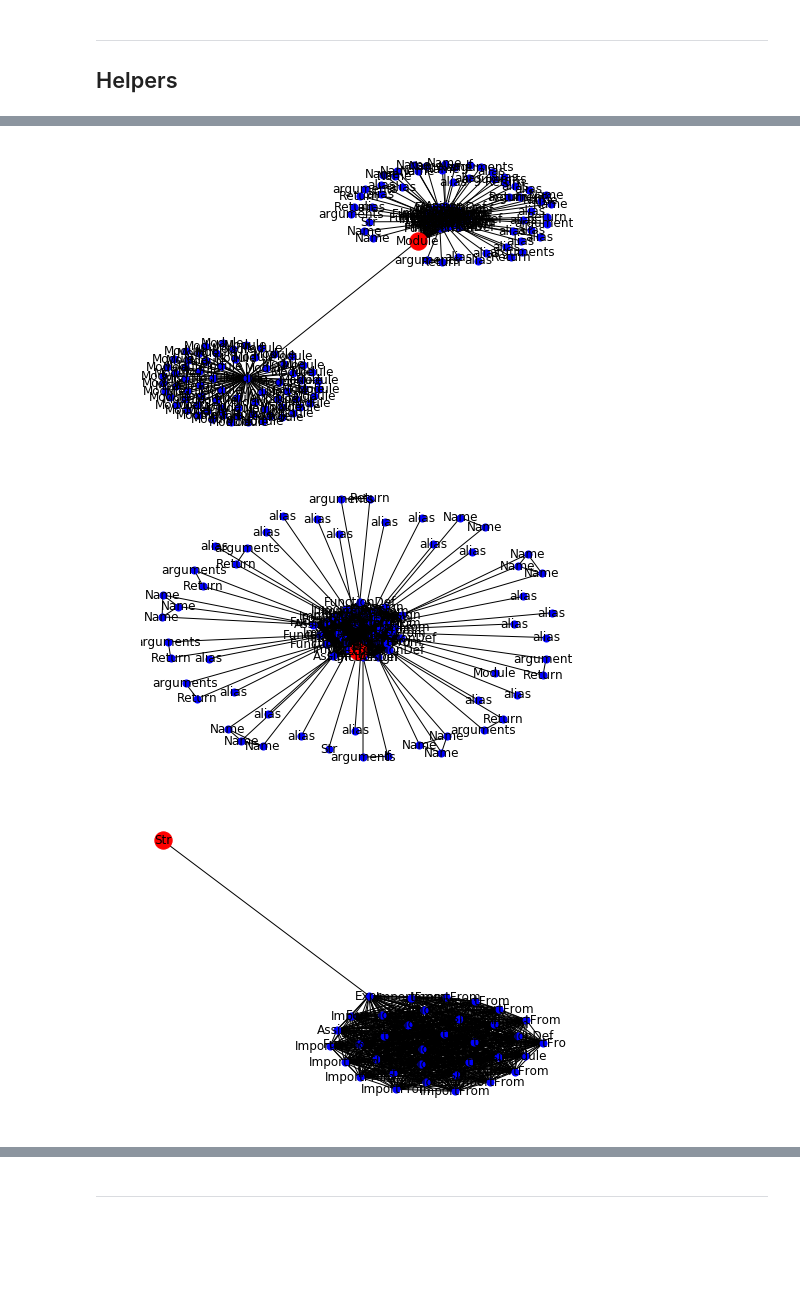
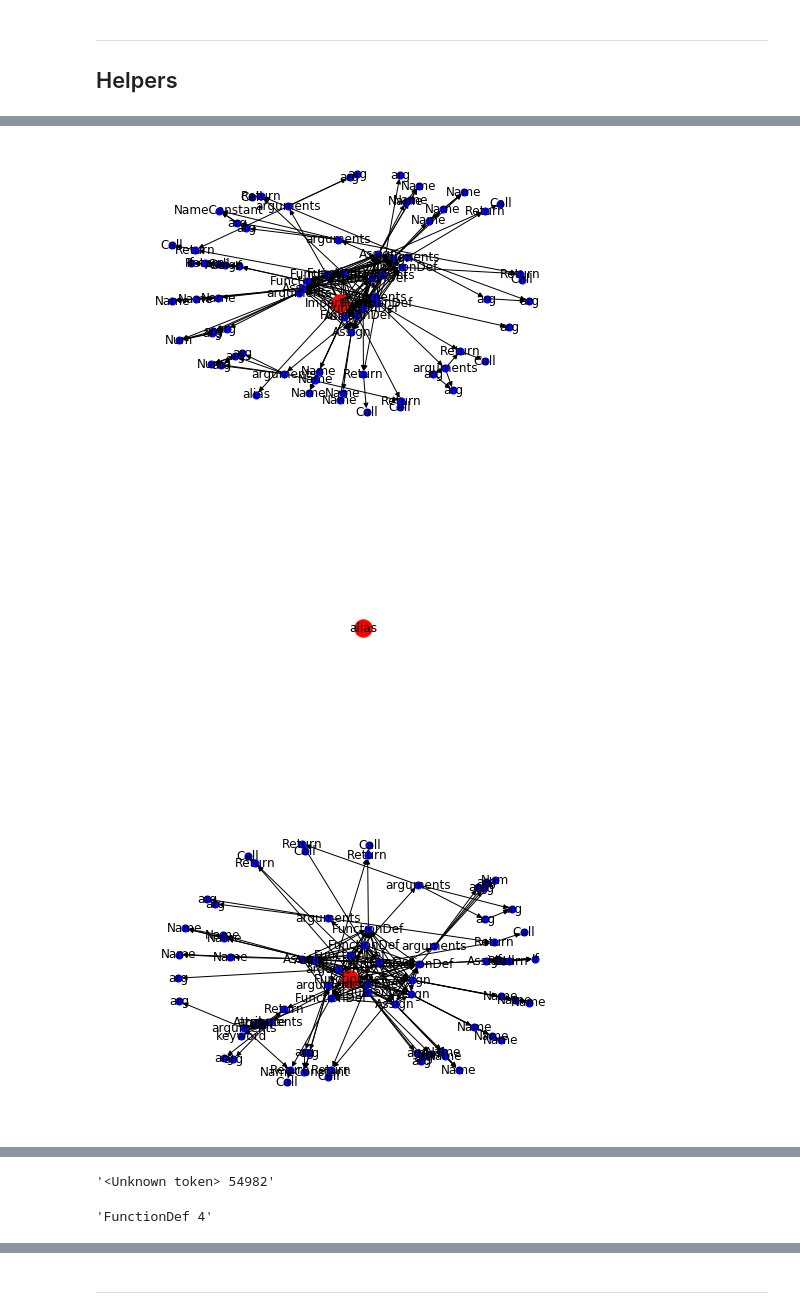
Before and after one commit to dtsbourg/codegraph-fmt, a Jupyter notebook: Inspector.ipynb, the cells around one changed output, grey strips where cells are left out. Saved outputs shown, nothing was run; the diff lists cells and outputs as text; code cells hidden in the pictures; blank space fills up the shorter version.

```diff
--- a/Inspector.ipynb
+++ b/Inspector.ipynb
@@ -182,6 +200,5 @@ inspect_node_recursive(0, G=G, feats=feats)
 # %%
 def draw_egonet(node_id=1009, radius=2):
-    node_and_degree = G.degree()
     hub_ego = nx.ego_graph(G, node_id, radius=radius)
     # Draw graph
     pos = nx.spring_layout(hub_ego)
@@ -198,9 +215,9 @@ def draw_egonet(node_id=1009, radius=2):
     return neighbours
 # %%
 # Example usage
-for i in range(10):
-    draw_egonet(i, radius=2)
+for i in range(1000, 1010):
+    draw_egonet(i, radius=3)
 # %% [output]
-[figure, old version]
+[figure, new version]
-[figure, old version]
+[figure, new version]
-[figure, old version]
+[figure, new version]
@@ -213,0 +231,4 @@ for i in range(10):
+# %%
+get_name_from_token_id(54982)
+# %% [output]
+'<Unknown token> 54982'
@@ -214 +237,5 @@ for i in range(10):
+# %%
+get_name_from_token(feats[example_root_node_id])
+# %% [output]
+'FunctionDef 4'
 # %%
```
Also changed, not shown: parts of 79 cells of this notebook.
